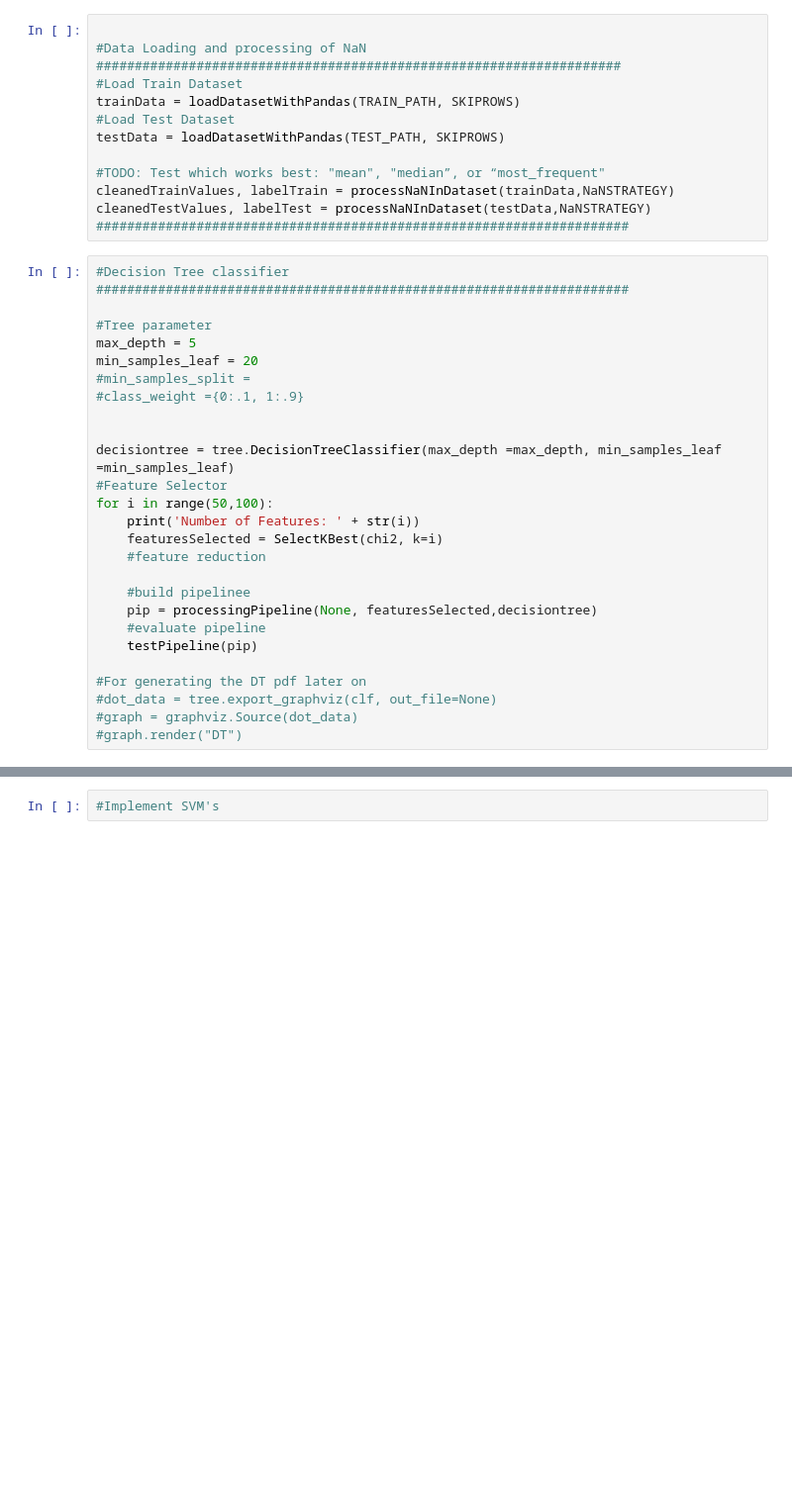
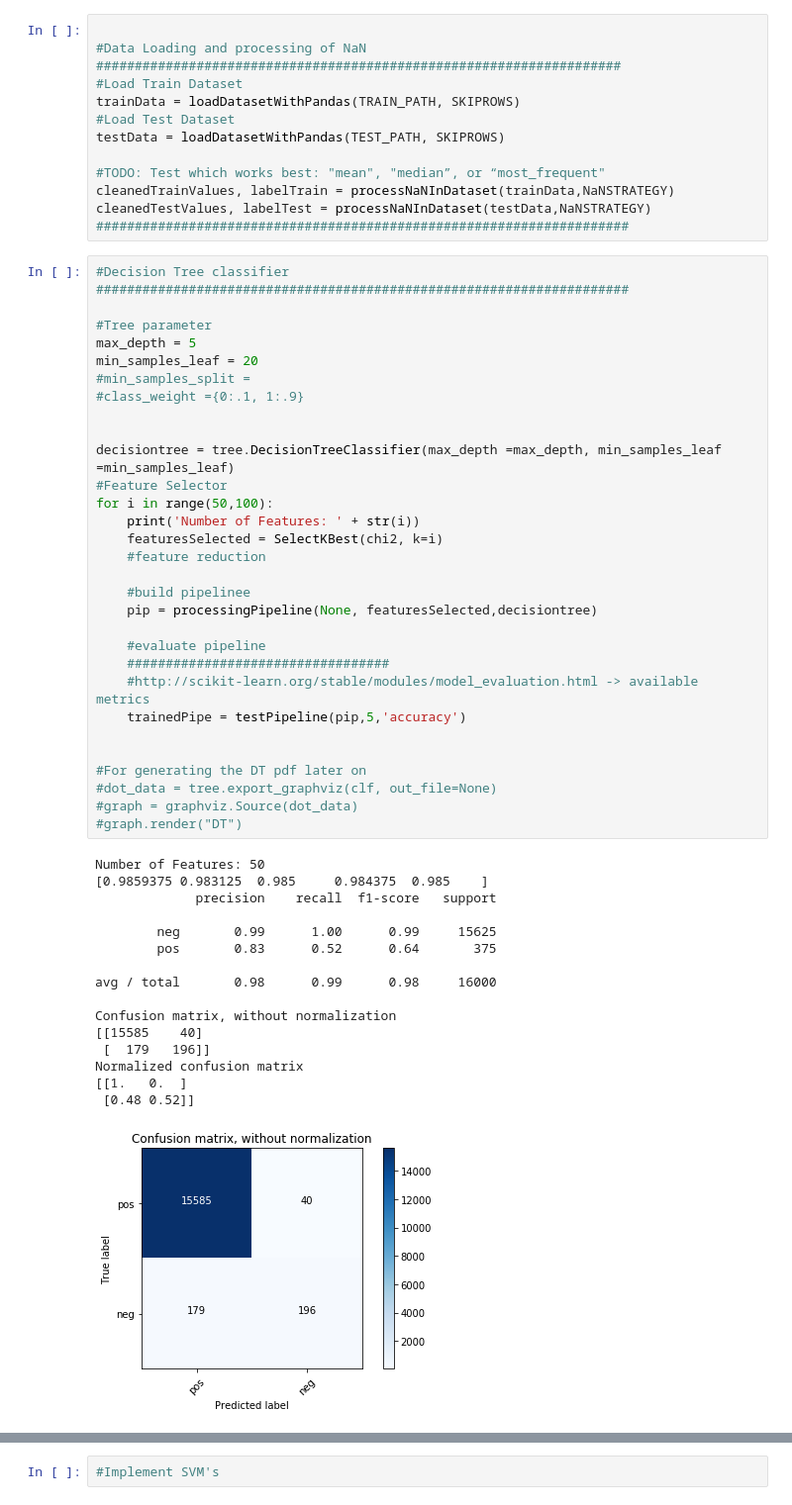
Before and after one commit to AJwgnr/ATIML, a Jupyter notebook: APS failure detection.ipynb, the cells around one changed output, grey strips where cells are left out. Shown at 99% size. Saved outputs shown, nothing was run; the diff lists cells and outputs as text; blank space fills up the shorter version.

Commit message:
reorganizerd imports. added exmaple for loading a saved model. implemented plotting of confusion matrix

```diff
--- a/APS failure detection.ipynb
+++ b/APS failure detection.ipynb
@@ -115,27 +173,48 @@ cleanedTestValues, labelTest = processNaNInDataset(testData,NaNSTRATEGY)
 # %%
 #Decision Tree classifier
 #####################################################################
 
 #Tree parameter
 max_depth = 5
 min_samples_leaf = 20
 #min_samples_split =
 #class_weight ={0:.1, 1:.9}
 
 
 decisiontree = tree.DecisionTreeClassifier(max_depth =max_depth, min_samples_leaf =min_samples_leaf)
 #Feature Selector
 for i in range(50,100):
     print('Number of Features: ' + str(i))
     featuresSelected = SelectKBest(chi2, k=i)
     #feature reduction
 
     #build pipelinee
     pip = processingPipeline(None, featuresSelected,decisiontree)
+
     #evaluate pipeline
-    testPipeline(pip)
+    ##################################
+    #http://scikit-learn.org/stable/modules/model_evaluation.html -> available metrics
+    trainedPipe = testPipeline(pip,5,'accuracy')
+
 
 #For generating the DT pdf later on
 #dot_data = tree.export_graphviz(clf, out_file=None)
 #graph = graphviz.Source(dot_data)
 #graph.render("DT")
+# %% [output]
+Number of Features: 50
+[0.9859375 0.983125  0.985     0.984375  0.985    ]
+             precision    recall  f1-score   support
+
+        neg       0.99      1.00      0.99     15625
+        pos       0.83      0.52      0.64       375
+
+avg / total       0.98      0.99      0.98     16000
+
+Confusion matrix, without normalization
+[[15585    40]
+ [  179   196]]
+Normalized confusion matrix
+[[1.   0.  ]
+ [0.48 0.52]]
+[figure, added]
```
Also changed, not shown: parts of 4 cells of this notebook.
